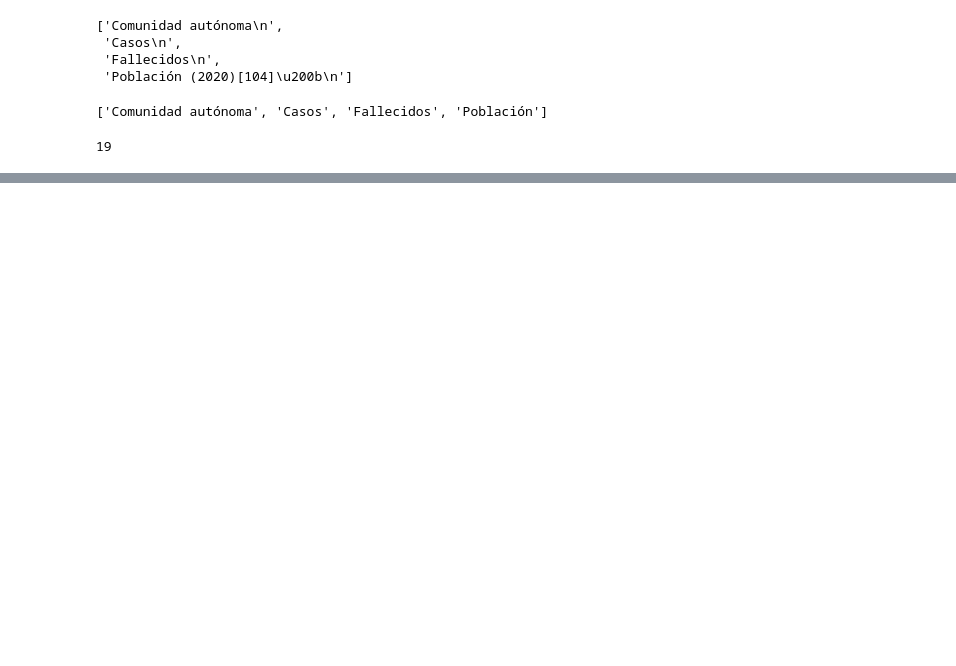
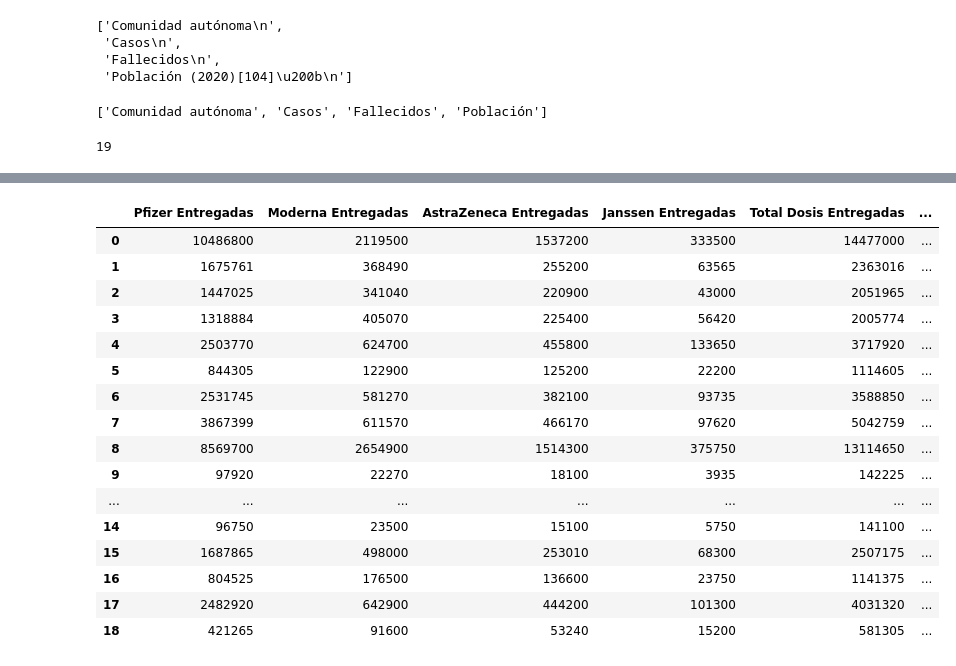
Before and after one commit to BorjaEACode/Mid_Course_Project, a Jupyter notebook: webscraping.ipynb, the cells around one changed output, grey strips where cells are left out. Drawn from its saved outputs; the diff is of its cells as text; code cells hidden in the pictures; blank space fills up the shorter version.

```diff
--- a/webscraping.ipynb
+++ b/webscraping.ipynb
@@ -146,0 +194,4 @@ df_incidencia
+# %%
+rows2 = vacunacion.select("tr")[3:22]
+# %%
+data_vacunacion = [[i.get_text(strip=True) for i in row2.select("td")] for row2 in rows2]
@@ -146,0 +218,2 @@ df_incidencia
+# %%
+data_vacunacion = [[e.replace("\xa0","").replace(",",".").replace("%","") for e in a] for a in data_vacunacion]
@@ -146,0 +254,22 @@ df_incidencia
+# %%
+df_vacunacion = pd.DataFrame(data_vacunacion[:],columns=column_name2)
+# %%
+df_vacunacion
+# %% [output]
+|  | Pfizer Entregadas | Moderna Entregadas | AstraZeneca Entregadas | Janssen Entregadas | Total Dosis Entregadas | ... |
+| 0 | 10486800 | 2119500 | 1537200 | 333500 | 14477000 | ... |
+| 1 | 1675761 | 368490 | 255200 | 63565 | 2363016 | ... |
+| 2 | 1447025 | 341040 | 220900 | 43000 | 2051965 | ... |
+| 3 | 1318884 | 405070 | 225400 | 56420 | 2005774 | ... |
+| 4 | 2503770 | 624700 | 455800 | 133650 | 3717920 | ... |
+| 5 | 844305 | 122900 | 125200 | 22200 | 1114605 | ... |
+| 6 | 2531745 | 581270 | 382100 | 93735 | 3588850 | ... |
+| 7 | 3867399 | 611570 | 466170 | 97620 | 5042759 | ... |
+| 8 | 8569700 | 2654900 | 1514300 | 375750 | 13114650 | ... |
+| 9 | 97920 | 22270 | 18100 | 3935 | 142225 | ... |
+| ... | ... | ... | ... | ... | ... | ... |
+| 14 | 96750 | 23500 | 15100 | 5750 | 141100 | ... |
+| 15 | 1687865 | 498000 | 253010 | 68300 | 2507175 | ... |
+| 16 | 804525 | 176500 | 136600 | 23750 | 1141375 | ... |
+| 17 | 2482920 | 642900 | 444200 | 101300 | 4031320 | ... |
+| 18 | 421265 | 91600 | 53240 | 15200 | 581305 | ... |
```
Also changed, not shown: parts of 37 cells of this notebook.
